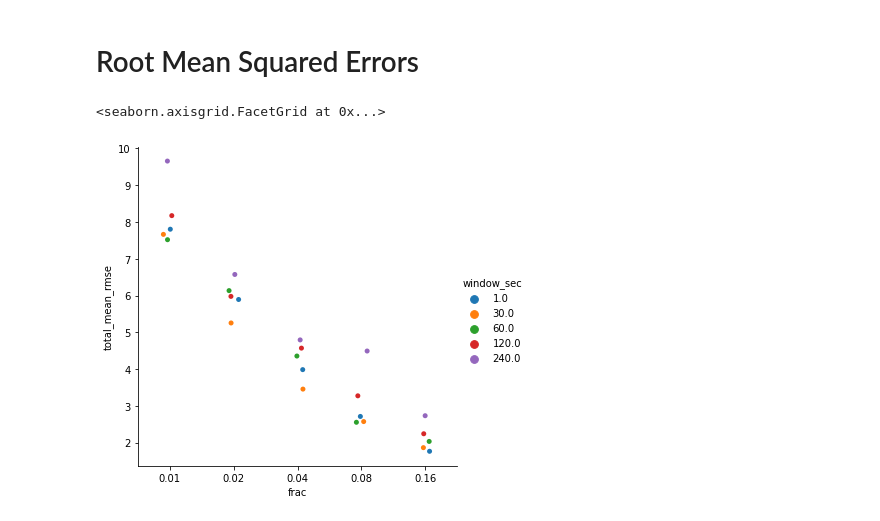
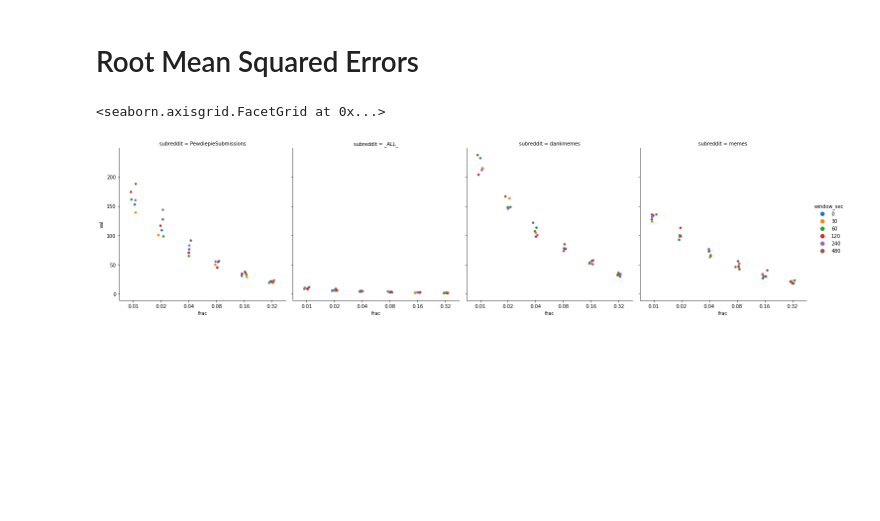
Before and after one commit to nickmvincent/reddit_wallstreetbets_activity_estimation, a Jupyter notebook: jan2020_simulations.ipynb, the cells around one changed output. Cells and saved outputs as stored; diff of their text form; code cells hidden in the pictures; blank space fills up the shorter version.

Commit message:
update simulation notebook with much larger results

```diff
--- a/jan2020_simulations.ipynb
+++ b/jan2020_simulations.ipynb
@@ -281,0 +255,2 @@ results
+# %%
+results = pd.DataFrame(long_statistic)
@@ -293,10 +266,14 @@ cols
 # %%
 tru_mean = {
-    'total_mean': df.score.mean(),
-    'memes_mean': df[df.subreddit == 'memes'].score.mean(),
-    'dankmemes_mean': df[df.subreddit == 'dankmemes'].score.mean()
+    '_ALL_': df.score.mean(),
 }
-tru_count = {
-    'total_count': len(df),
-    'memes_count': len(df[df.subreddit == 'memes'])
-}
+
+for sub in top_subs:
+    tru = df[df.subreddit == sub].score.mean()
+    tru_mean[f'{sub}'] = tru
+
+tru_mean
+# tru_count = {
+#     'total_count': len(df),
+#     'memes_count': len(df[df.subreddit == 'memes'])
+# }
@@ -303,2 +284,0 @@ tru_count = {
-# %%
-for x in results.total_mean:
@@ -351,0 +285,20 @@ TypeError: cannot perform reduce with flexible type
+# %%
+long_rmse = []
+
+means = results[results.name == 'mean']
+for name, group in means.groupby(['subreddit', 'frac', 'window_sec']):
+    #print(name)
+    tru = tru_mean[name[0]]
+    errs = [x - tru for x in group.val]
+    squared_errs = [x **2 for x in errs]
+    mean_err = np.mean(squared_errs)
+    rmse = np.sqrt(mean_err)
+    #print(rmse)
+    long_rmse.append({
+        'subreddit': name[0],
+        'frac': name[1],
+        'window_sec': name[2],
+        'val': rmse
+    })
+rmse_df = pd.DataFrame(long_rmse)
+rmse_df
@@ -386,7 +357,7 @@ sns.catplot(data=longform_df, x='frac', y='val', hue='window_sec', kind='violin'
 # %% [markdown]
 # Root Mean Squared Errors
 # %%
-sns.catplot(data=results, x='frac', y='total_mean_rmse', hue='window_sec')
+sns.catplot(data=rmse_df, x='frac', y='val', hue='window_sec', col='subreddit')
 # %% [output]
 <seaborn.axisgrid.FacetGrid at 0x...>
-[figure, old version]
+[figure, new version]
```
Also changed, not shown: parts of 22 cells of this notebook.
